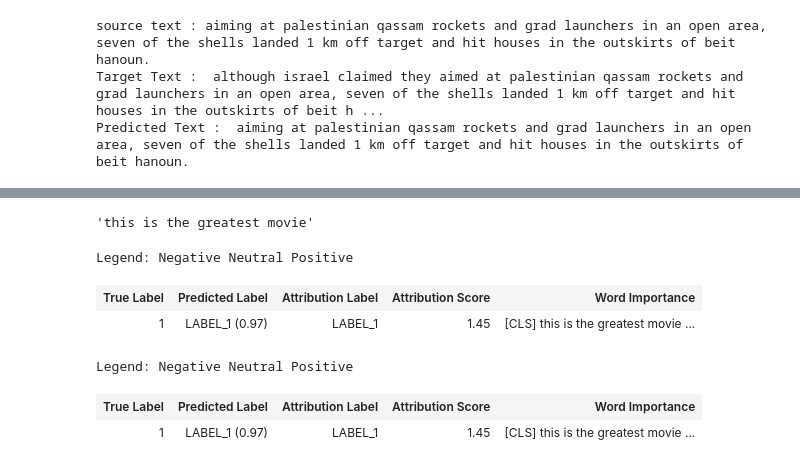
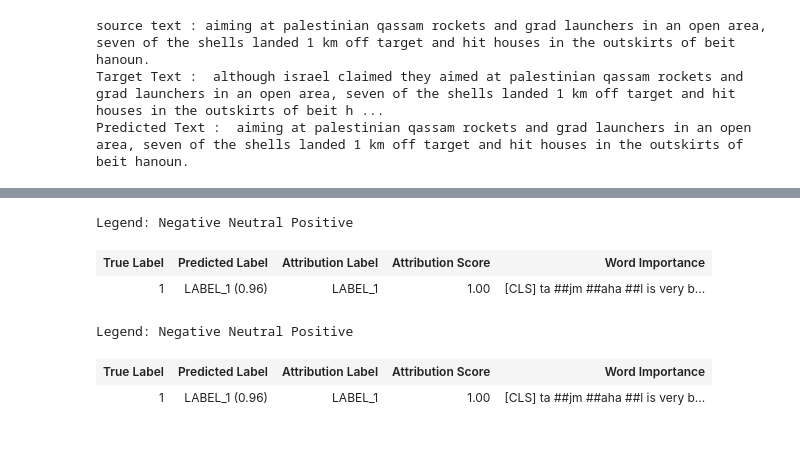
Before and after one commit to RU-Insane/Debiasing-Text-With-Style-Transfer, a Jupyter notebook: notebooks/evaluation_metrics.ipynb, the cells around one changed output, grey strips where cells are left out. Drawn from its saved outputs; the diff is of its cells as text; code cells hidden in the pictures.

Commit message:
test performace check

```diff
--- a/notebooks/evaluation_metrics.ipynb
+++ b/notebooks/evaluation_metrics.ipynb
@@ -280,6 +243,3 @@ test = 'This is the greatest movie ever'
-# %%
-cls_explainer = SequenceClassificationExplainer(model, tokenizer)
-word_attributions = cls_explainer(test)
 # %%
 def get_attributions(text):
 	word_attributions = cls_explainer(text)
@@ -309,7 +269,3 @@ def mask_style_words(text):
 		masked_text = non_subj_words.sort_index()[1:-1].str.cat(sep=' ')
 
 	return masked_text
-# %%
-mask_style_words(test)
-# %% [output]
-'this is the greatest movie'
@@ -316,9 +290,11 @@ mask_style_words(test)
 # %%
+test = 'Tajmahal is very beautiful'
+word_attrn = cls_explainer(test)
 cls_explainer.visualize()
 # %% [output]
 Legend: Negative Neutral Positive
 | True Label | Predicted Label | Attribution Label | Attribution Score | Word Importance |
-| 1 | LABEL_1 (0.97) | LABEL_1 | 1.45 | [CLS] this is the greatest movie ... |
+| 1 | LABEL_1 (0.96) | LABEL_1 | 1.00 | [CLS] ta ##jm ##aha ##l is very b... |
 Legend: Negative Neutral Positive
 | True Label | Predicted Label | Attribution Label | Attribution Score | Word Importance |
-| 1 | LABEL_1 (0.97) | LABEL_1 | 1.45 | [CLS] this is the greatest movie ... |
+| 1 | LABEL_1 (0.96) | LABEL_1 | 1.00 | [CLS] ta ##jm ##aha ##l is very b... |
```
Also changed, not shown: parts of 47 cells of this notebook.
